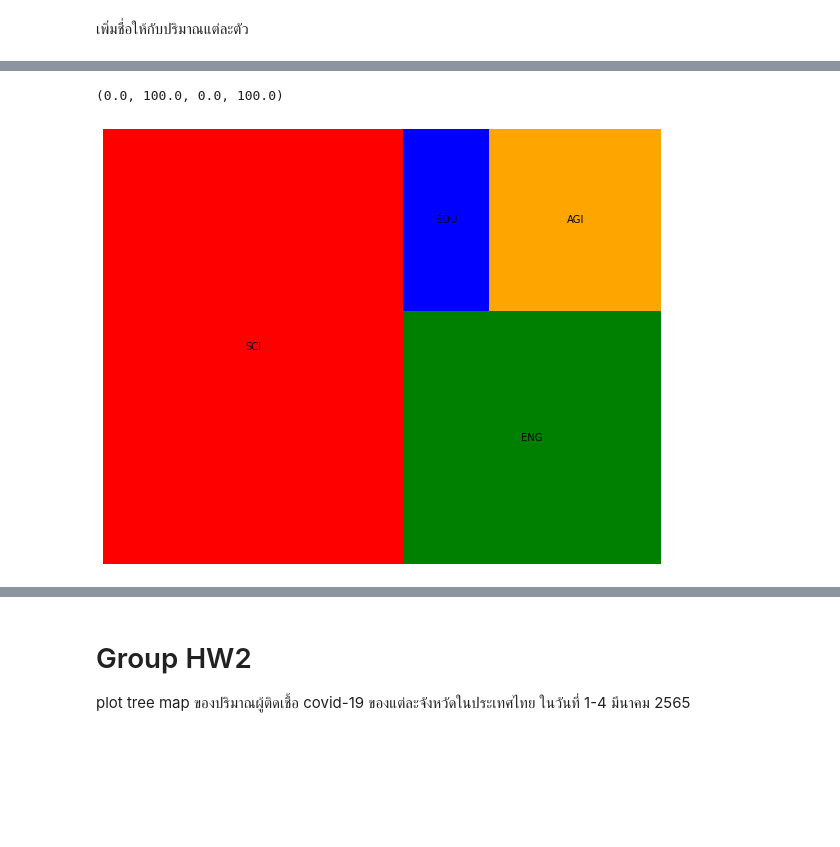
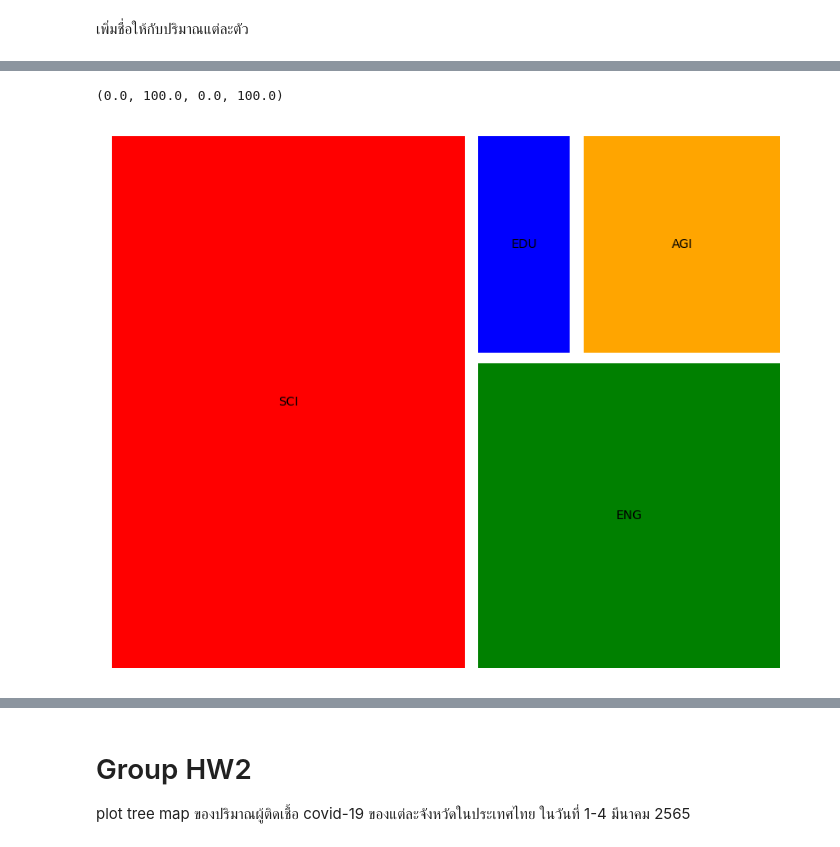
Before and after one commit to MOOwuttichai/python_dataviz2023, a Jupyter notebook: DataViz04_Data_Comparison.ipynb, the cells around one changed output, grey strips where cells are left out. Cells and saved outputs as stored; diff of their text form; code cells hidden in the pictures; blank space fills up the shorter version.

```diff
--- a/DataViz04_Data_Comparison.ipynb
+++ b/DataViz04_Data_Comparison.ipynb
@@ -505,9 +522,9 @@ plt.axis('off')
 # %%
 labels = ['SCI', 'ENG', 'EDU', 'AGI']
 data = [500, 250, 60, 120]
 color = ['red', 'green', 'blue', 'orange']
-squarify.plot(data,color=color,label = labels)
+squarify.plot(data,color=color,label = labels,pad=2)
 plt.axis('off')
 # %% [output]
 (0.0, 100.0, 0.0, 100.0)
-[figure, old version]
+[figure, new version]
```
Also changed, not shown: parts of 20 cells of this notebook.
